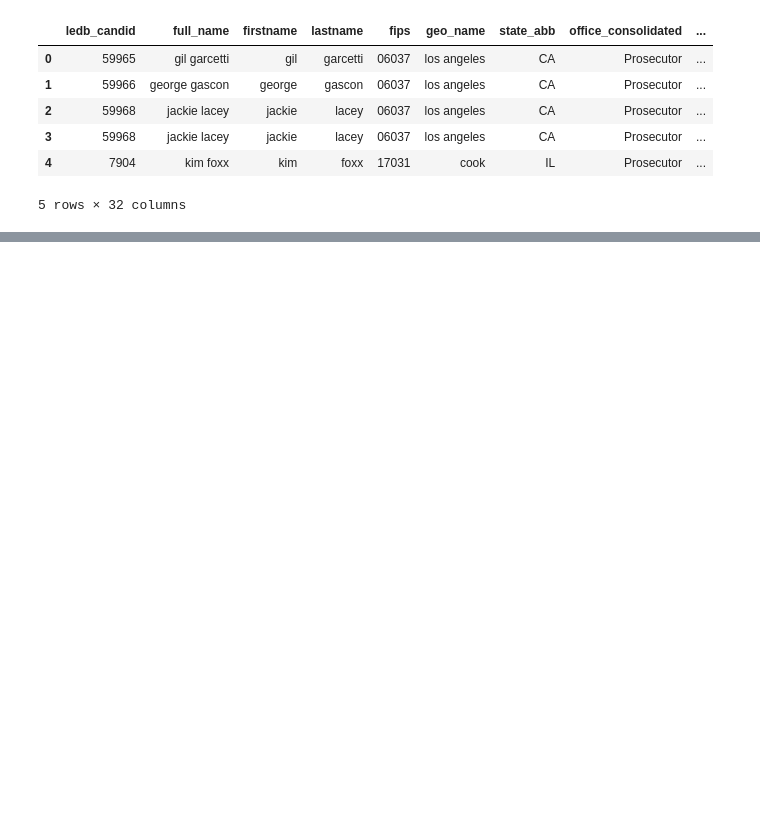
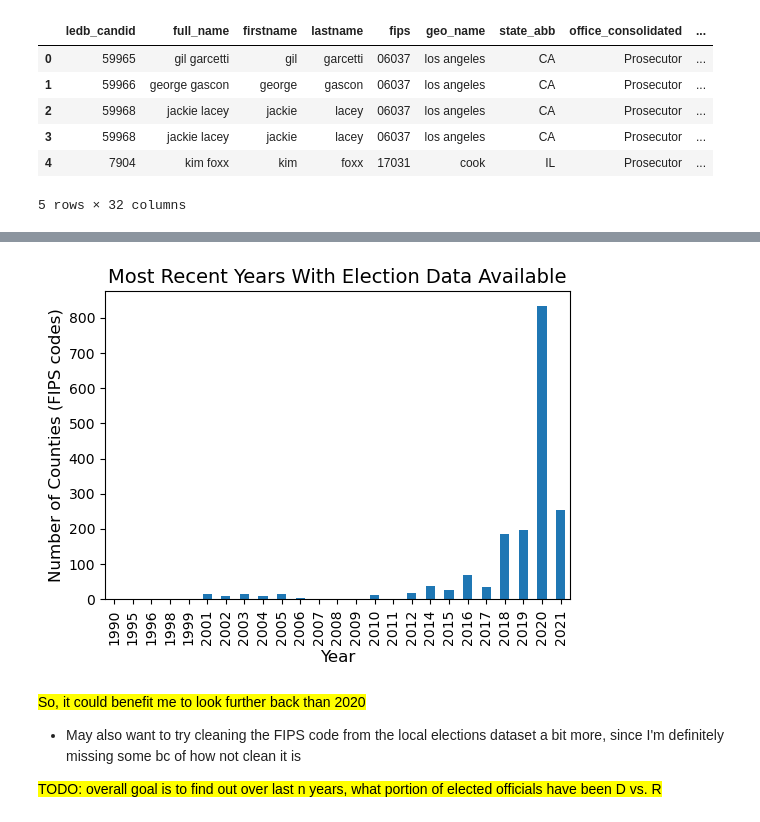
Before and after one commit to agrace339/Data-Center-Impact-Explorer, a Jupyter notebook: Script/EDA Politics.ipynb, the cells around one changed output, grey strips where cells are left out. Cells and saved outputs as stored; diff of their text form; code cells hidden in the pictures; blank space fills up the shorter version.

```diff
--- a/Script/EDA Politics.ipynb
+++ b/Script/EDA Politics.ipynb
@@ -507,0 +364,19 @@ Number of FIPS: 3108
+# %%
+# Find most recent election info for each FIPS code
+# https://stackoverflow.com/questions/43899886/how-do-i-just-keep-the-rows-with-the-maximum-value-in-a-column-for-items-of-the
+plt.figure(figsize = (6,4))
+
+local_df_recent_years = local_winners_df.loc[local_winners_df.groupby("fips")["year"].idxmax()]
+local_df_recent_years["year"].value_counts().sort_index().plot(kind = "bar")
+
+plt.title("Most Recent Years With Election Data Available", fontsize = 14)
+plt.ylabel("Number of Counties (FIPS codes)", fontsize = 12)
+plt.xlabel("Year", fontsize = 12)
+plt.show()
+# %% [output]
+[figure, added]
+# %% [markdown]
+<mark>So, it could benefit me to look further back than 2020</mark>
+* May also want to try cleaning the FIPS code from the local elections dataset a bit more, since I'm definitely missing some bc of how not clean it is
+
+<mark>TODO: overall goal is to find out over last n years, what portion of elected officials have been D vs. R</mark>
```
Also changed, not shown: parts of 90 cells of this notebook, 2 other files.
